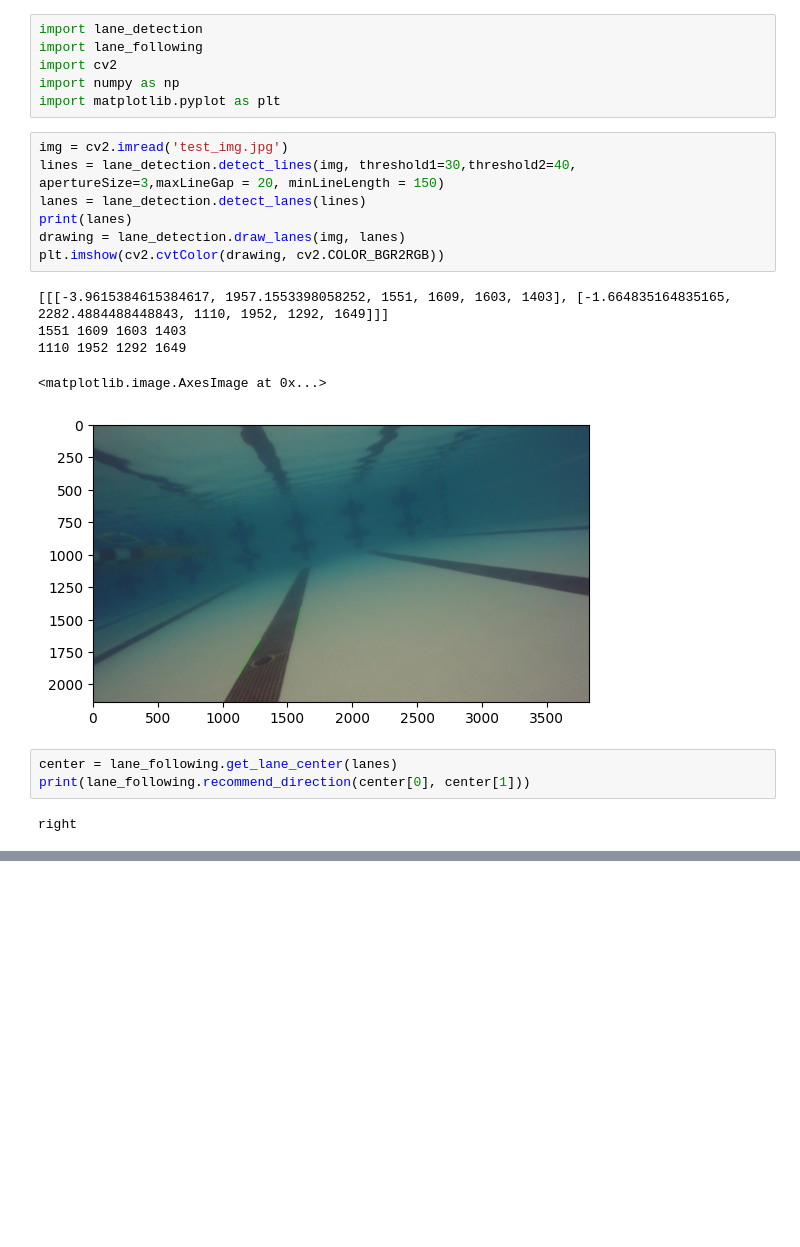
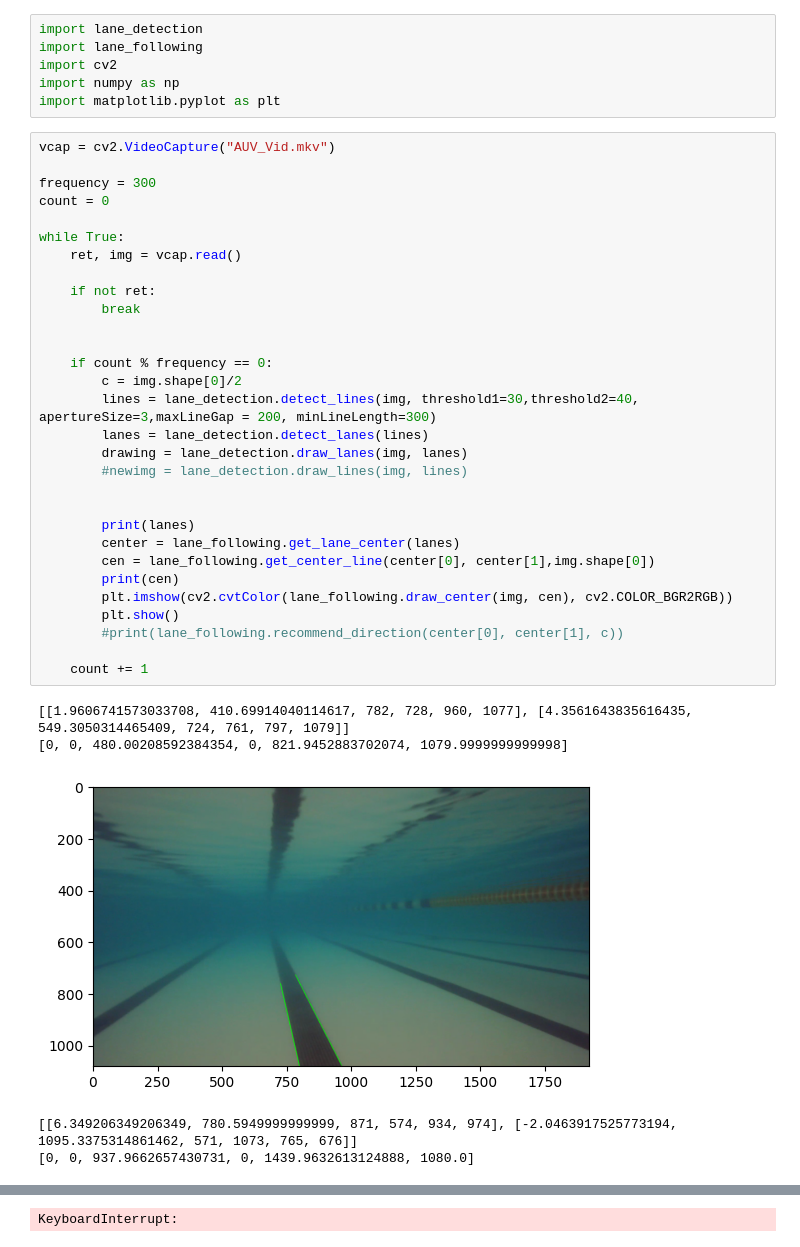
Before and after one commit to TobyFlowers/cv-intro, a Jupyter notebook: vision.ipynb, the cells around one changed output, grey strips where cells are left out. Cells and saved outputs as stored; diff of their text form; blank space fills up the shorter version.

```diff
--- a/vision.ipynb
+++ b/vision.ipynb
@@ -4,21 +4,39 @@ import lane_following
 import cv2
 import numpy as np
 import matplotlib.pyplot as plt
-# %%
-img = cv2.imread('test_img.jpg')
-lines = lane_detection.detect_lines(img, threshold1=30,threshold2=40, apertureSize=3,maxLineGap = 20, minLineLength = 150)
-lanes = lane_detection.detect_lanes(lines)
-print(lanes)
-drawing = lane_detection.draw_lanes(img, lanes)
-plt.imshow(cv2.cvtColor(drawing, cv2.COLOR_BGR2RGB))
-# %% [output]
-[[[-3.9615384615384617, 1957.1553398058252, 1551, 1609, 1603, 1403], [-1.664835164835165, 2282.4884488448843, 1110, 1952, 1292, 1649]]]
-1551 1609 1603 1403
-1110 1952 1292 1649
-<matplotlib.image.AxesImage at 0x...>
-[figure, removed]
-# %%
-center = lane_following.get_lane_center(lanes)
-print(lane_following.recommend_direction(center[0], center[1]))
-# %% [output]
-right
+# %%
+vcap = cv2.VideoCapture("AUV_Vid.mkv")
+
+frequency = 300
+count = 0
+
+while True:
+    ret, img = vcap.read()
+
+    if not ret:
+        break
+
+
+    if count % frequency == 0:
+        c = img.shape[0]/2
+        lines = lane_detection.detect_lines(img, threshold1=30,threshold2=40, apertureSize=3,maxLineGap = 200, minLineLength=300)
+        lanes = lane_detection.detect_lanes(lines)
+        drawing = lane_detection.draw_lanes(img, lanes)
+        #newimg = lane_detection.draw_lines(img, lines)
+
+
+        print(lanes)
+        center = lane_following.get_lane_center(lanes)
+        cen = lane_following.get_center_line(center[0], center[1],img.shape[0])
+        print(cen)
+        plt.imshow(cv2.cvtColor(lane_following.draw_center(img, cen), cv2.COLOR_BGR2RGB))
+        plt.show()
+        #print(lane_following.recommend_direction(center[0], center[1], c))
+
+    count += 1
+# %% [output]
+[[1.9606741573033708, 410.69914040114617, 782, 728, 960, 1077], [4.3561643835616435, 549.3050314465409, 724, 761, 797, 1079]]
+[0, 0, 480.00208592384354, 0, 821.9452883702074, 1079.9999999999998]
+[figure, added]
+[[6.349206349206349, 780.5949999999999, 871, 574, 934, 974], [-2.0463917525773194, 1095.3375314861462, 571, 1073, 765, 676]]
+[0, 0, 937.9662657430731, 0, 1439.9632613124888, 1080.0]
@@ -24,0 +44 @@ right
+KeyboardInterrupt:
```
Also changed, not shown: parts of 1 cell of this notebook, 2 other files.
